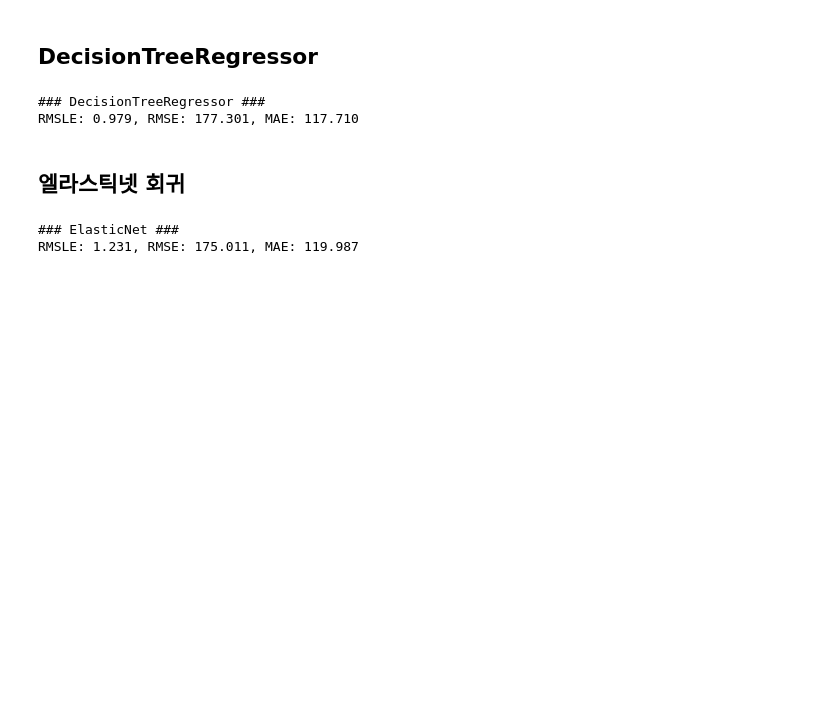
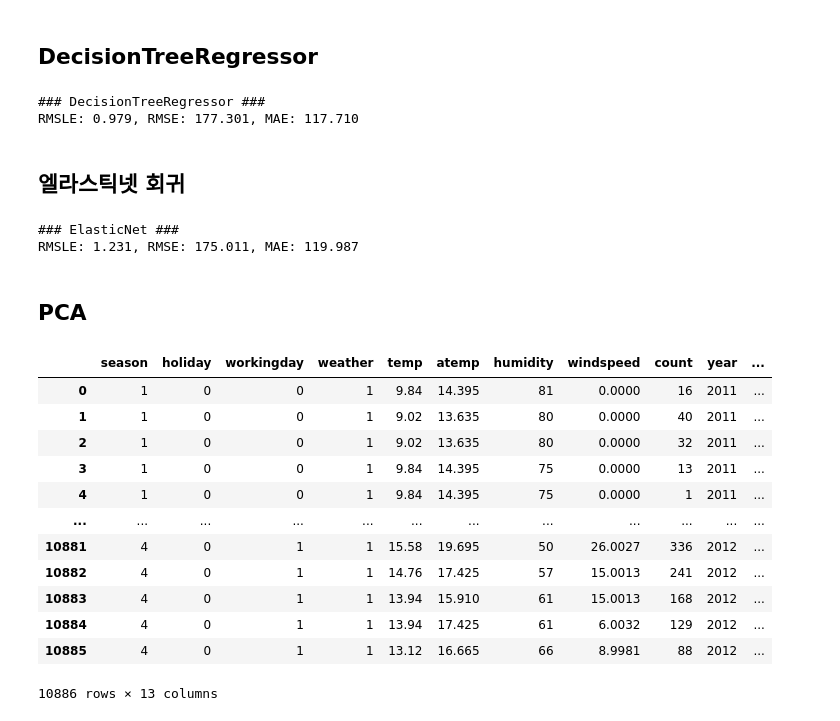
Before and after one commit to JungRyung/AI_class, a Jupyter notebook: Machine-Learning/ch05_exercise.ipynb, the cells around one changed output. Saved outputs shown, nothing was run; the diff lists cells and outputs as text; code cells hidden in the pictures; blank space fills up the shorter version.

```diff
--- a/Machine-Learning/ch05_exercise.ipynb
+++ b/Machine-Learning/ch05_exercise.ipynb
@@ -280,3 +280,21 @@ evaluate_regr(y_test, pred)
 # %% [output]
 ### ElasticNet ###
 RMSLE: 1.231, RMSE: 175.011, MAE: 119.987
+# %% [markdown]
+## PCA
+# %%
+bike_df
+# %% [output]
+|  | season | holiday | workingday | weather | temp | atemp | humidity | windspeed | count | year | ... |
+| 0 | 1 | 0 | 0 | 1 | 9.84 | 14.395 | 81 | 0.0000 | 16 | 2011 | ... |
+| 1 | 1 | 0 | 0 | 1 | 9.02 | 13.635 | 80 | 0.0000 | 40 | 2011 | ... |
+| 2 | 1 | 0 | 0 | 1 | 9.02 | 13.635 | 80 | 0.0000 | 32 | 2011 | ... |
+| 3 | 1 | 0 | 0 | 1 | 9.84 | 14.395 | 75 | 0.0000 | 13 | 2011 | ... |
+| 4 | 1 | 0 | 0 | 1 | 9.84 | 14.395 | 75 | 0.0000 | 1 | 2011 | ... |
+| ... | ... | ... | ... | ... | ... | ... | ... | ... | ... | ... | ... |
+| 10881 | 4 | 0 | 1 | 1 | 15.58 | 19.695 | 50 | 26.0027 | 336 | 2012 | ... |
+| 10882 | 4 | 0 | 1 | 1 | 14.76 | 17.425 | 57 | 15.0013 | 241 | 2012 | ... |
+| 10883 | 4 | 0 | 1 | 1 | 13.94 | 15.910 | 61 | 15.0013 | 168 | 2012 | ... |
+| 10884 | 4 | 0 | 1 | 1 | 13.94 | 17.425 | 61 | 6.0032 | 129 | 2012 | ... |
+| 10885 | 4 | 0 | 1 | 1 | 13.12 | 16.665 | 66 | 8.9981 | 88 | 2012 | ... |
+10886 rows × 13 columns
```
Also changed, not shown: parts of 6 cells of this notebook.
